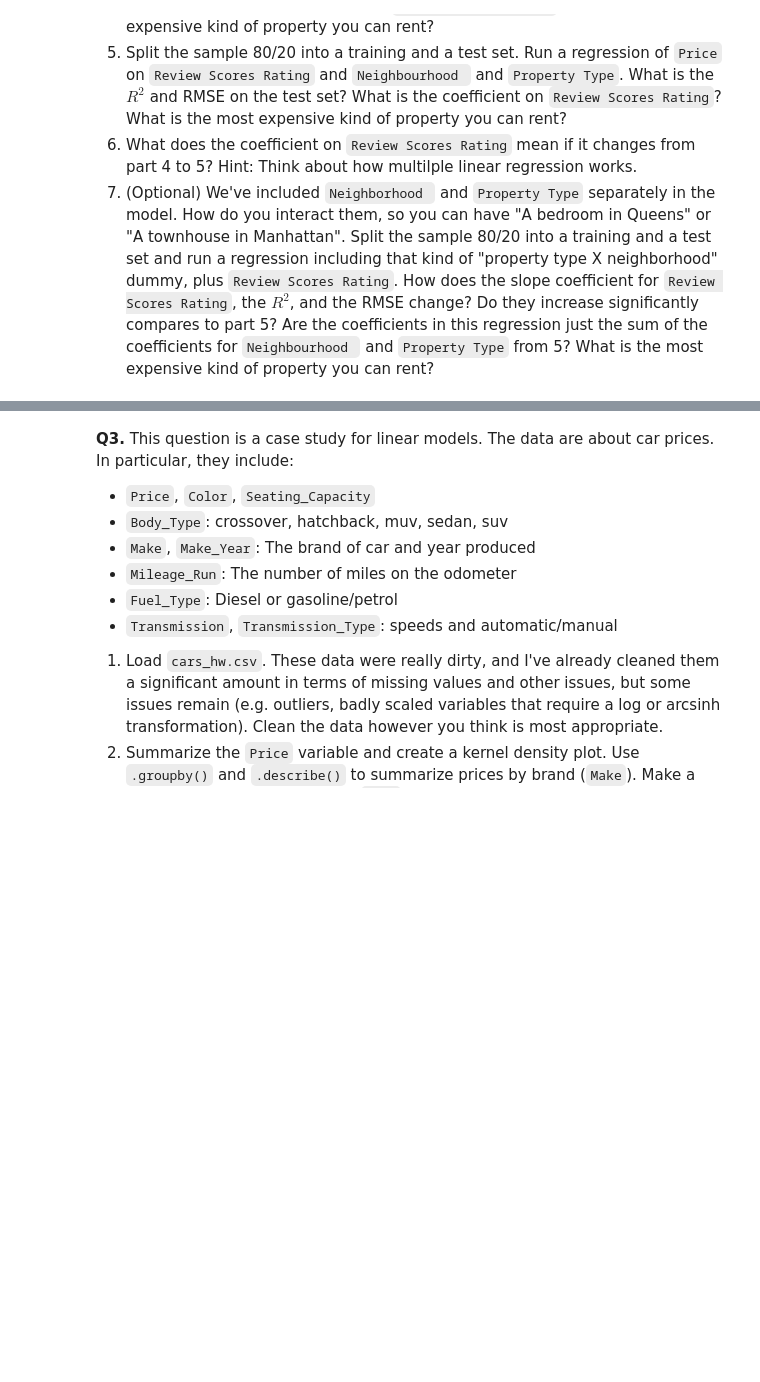
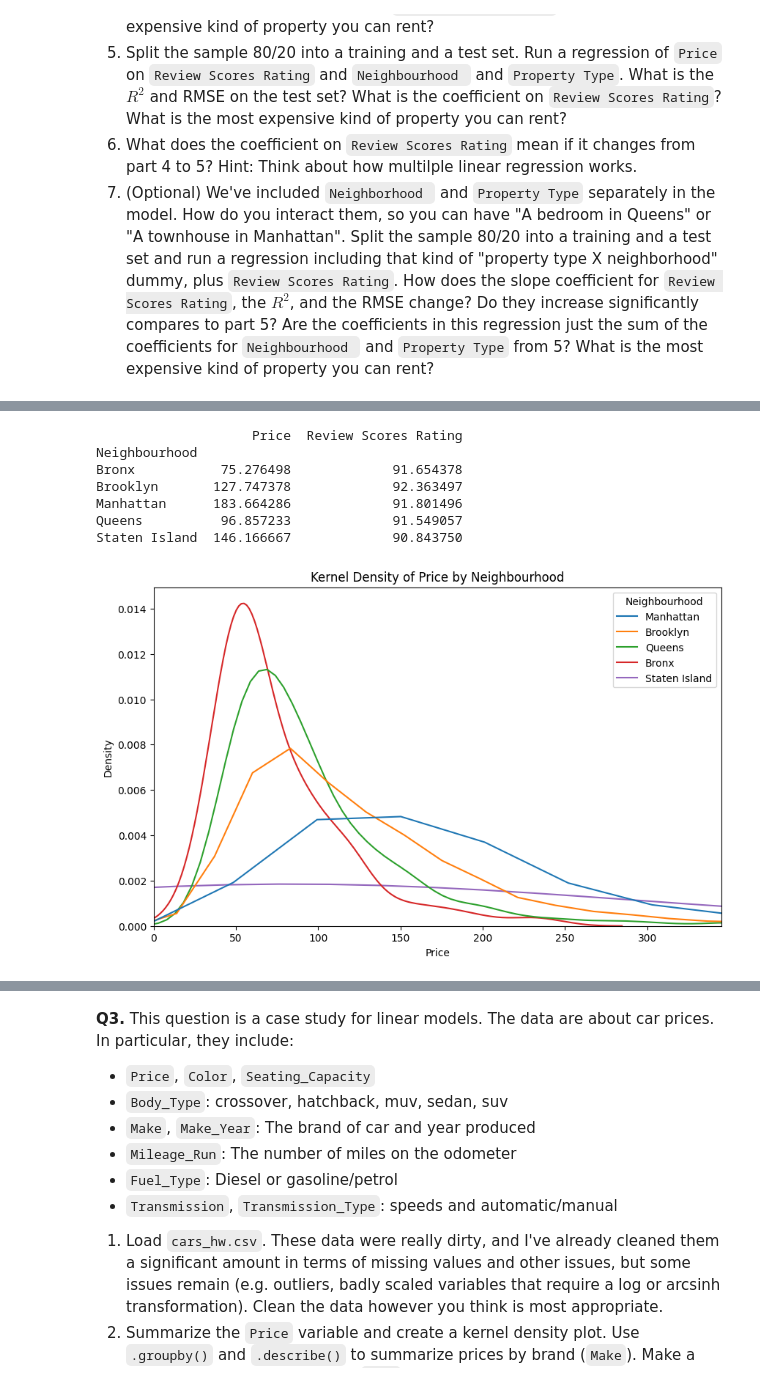
Before and after one commit to benshults22/linear_models, a Jupyter notebook: assignment/assignment.ipynb, the cells around one changed output, grey strips where cells are left out. Drawn from its saved outputs; the diff is of its cells as text; code cells hidden in the pictures; blank space fills up the shorter version.

```diff
--- a/assignment/assignment.ipynb
+++ b/assignment/assignment.ipynb
@@ -46,3 +46,14 @@ Intercept is the model's guess in the event all independent variables are zero.
 5. Split the sample 80/20 into a training and a test set. Run a regression of `Price` on `Review Scores Rating` and `Neighbourhood ` and `Property Type`. What is the $R^2$ and RMSE on the test set? What is the coefficient on `Review Scores Rating`? What is the most expensive kind of property you can rent?
 6. What does the coefficient on `Review Scores Rating` mean if it changes from part 4 to 5? Hint: Think about how multilple linear regression works.
 7. (Optional) We've included `Neighborhood ` and `Property Type` separately in the model. How do you interact them, so you can have "A bedroom in Queens" or "A townhouse in Manhattan". Split the sample 80/20 into a training and a test set and run a regression including that kind of "property type X neighborhood" dummy, plus `Review Scores Rating`. How does the slope coefficient for `Review Scores Rating`, the $R^2$, and the RMSE change? Do they increase significantly compares to part 5? Are the coefficients in this regression just the sum of the coefficients for `Neighbourhood ` and `Property Type` from 5? What is the most expensive kind of property you can rent?
+# %%
+import pandas as pd
+import numpy as np
+import seaborn as sns
+import matplotlib.pyplot as plt
+import statsmodels.api as sm
+
+df = pd.read_csv('/Q1_clean.csv')
+df.rename(columns={'Neighbourhood ': 'Neighbourhood'}, inplace=True)
+print(df.columns)
+df.head()
@@ -48,0 +70,22 @@ Intercept is the model's guess in the event all independent variables are zero.
+# %%
+# Q1: Manhattan is the most expensive neighbourhood on average
+neigh_summary = df.groupby('Neighbourhood').agg({
+    'Price': 'mean',
+    'Review Scores Rating': 'mean'
+})
+print(neigh_summary)
+
+plt.figure(figsize=(10,6))
+sns.kdeplot(data=df, x='Price', hue='Neighbourhood', common_norm=False)
+plt.title('Kernel Density of Price by Neighbourhood')
+plt.xlim(0, df['Price'].quantile(0.95))
+plt.show()
+# %% [output]
+                    Price  Review Scores Rating
+Neighbourhood
+Bronx           75.276498             91.654378
+Brooklyn       127.747378             92.363497
+Manhattan      183.664286             91.801496
+Queens          96.857233             91.549057
+Staten Island  146.166667             90.843750
+[figure, added]
```
Also changed, not shown: parts of 13 cells of this notebook.
